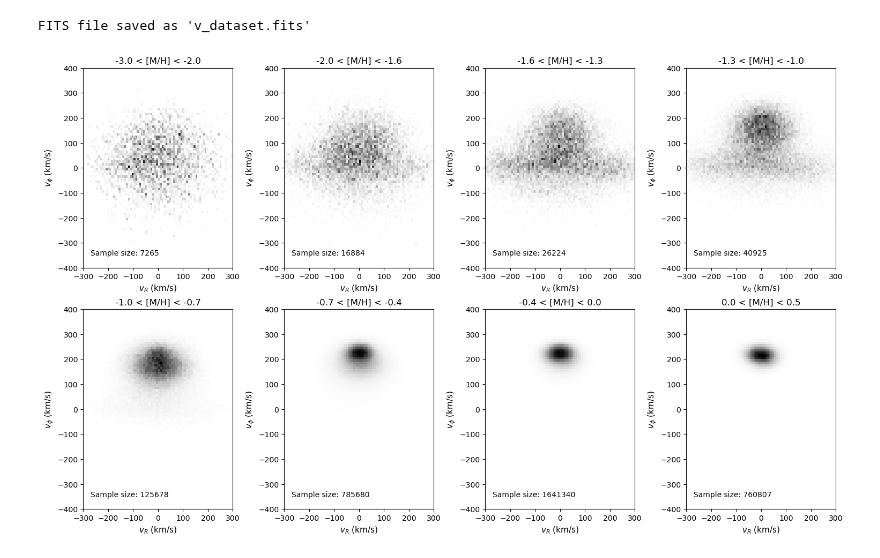
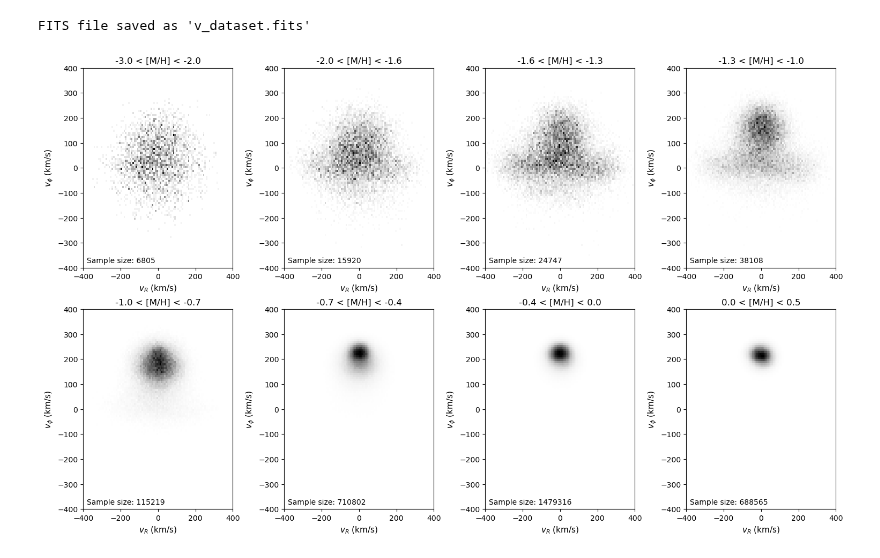
Before and after one commit to raunaq-rai/Disentangling-the-Milky-Way-using-GMM, a Jupyter notebook: Figure_3.ipynb, the cells around one changed output. Cells and saved outputs as stored; diff of their text form; code cells hidden in the pictures.

Commit message:
Figure realignment

```diff
--- a/Figure_3.ipynb
+++ b/Figure_3.ipynb
@@ -96,10 +98,6 @@ print(f"FITS file saved as '{output_fits_filename}'")
 # %% [output]
 FITS file saved as 'v_dataset.fits'
 # %%
-import numpy as np
-import matplotlib.pyplot as plt
-from matplotlib.colors import Normalize
-
 # Define metallicity bins and labels
 metallicity_bins = [-3.0, -2.0, -1.6, -1.3, -1.0, -0.7, -0.4, 0.0, 0.5]
 bin_labels = [
@@ -112,54 +110,49 @@ bin_labels = [
     "-0.4 < [M/H] < 0.0",
     "0.0 < [M/H] < 0.5"
 ]
 
-# Define binning parameters
-bins = 80
-vR_range = (-300, 300)  # Adjusted to match the provided plot
-vPhi_range = (-400, 400)
+bins = 100
+x_limits = (-400, 400)
+y_limits = (-400, 400)
 
-# Create a figure with subplots (2 rows, 4 columns) without shared axes
+# Create a figure with subplots (2 rows, 4 columns)
 fig, axes = plt.subplots(2, 4, figsize=(15, 9), constrained_layout=True)
 
-# Loop through metallicity bins and plot
 for i, (low, high) in enumerate(zip(metallicity_bins[:-1], metallicity_bins[1:])):
     df_filtered = df_vphi[(df_vphi["mh_xgboost"] > low) & (df_vphi["mh_xgboost"] <= high)]
+    df_filtered = df_filtered.dropna(subset=["v_R", "v_phi"])
 
-    # Compute 2D histogram
+    # Compute 2D histogram with defined x and y limits
     H, xedges, yedges = np.histogram2d(
         df_filtered["v_R"],
         df_filtered["v_phi"],
-        bins=bins, range=[vR_range, vPhi_range], density=True
+        bins=bins, range=[x_limits, y_limits], density=True
     )
 
     # Normalize the histogram (min-max scaling)
-    H_min = np.min(H[H > 0]) if np.any(H > 0) else 1e-5  # Smallest nonzero value
-    H_max = np.max(H) if np.max(H) > 0 else 1  # Max density value for this bin
+    H_min = np.min(H[H > 0]) if np.any(H > 0) else 1e-5
+    H_max = np.max(H) if np.max(H) > 0 else 1
+    H_normalized = (H - H_min) / (H_max - H_min)
+    H_normalized = np.clip(H_normalized, 0, 1)
 
-    # Avoid division by zero and apply normalization
-    H_normalized = (H - H_min) / (H_max - H_min)  # Normalize between 0 and 1
-    H_normalized = np.clip(H_normalized, 0, 1)  # Clip to ensure values are within [0, 1]
-
-    # Plot on respective subplot with **individual normalization**
-    ax = axes[i // 4, i % 4]  # Convert 1D index to 2D (row, col)
+    # Plot on respective subplot
+    ax = axes[i // 4, i % 4]
     im = ax.pcolormesh(xedges, yedges, H_normalized.T, cmap="Greys", shading='auto')
 
     # Add labels and title
     ax.set_title(bin_labels[i], fontsize=12)
     ax.set_xlabel(r"$v_R$ (km/s)", fontsize=11)
     ax.set_ylabel(r"$v_\phi$ (km/s)", fontsize=11)
+    ax.tick_params(axis="both", which="both", labelsize=10)
 
-    # Set x and y limits to ensure uniform axis range across all subplots
-    ax.set_xlim(vR_range)
-    ax.set_ylim(vPhi_range)
-
-    # Ensure all axes have tick labels
-    ax.tick_params(axis="both", which="both", labelsize=10)
+    # Set fixed x and y limits
+    ax.set_xlim(x_limits)
+    ax.set_ylim(y_limits)
 
     # Display the number of datapoints in the bottom-left corner
     num_points = len(df_filtered)
-    ax.text(-270, -350, f"Sample size: {num_points}", fontsize=10, color="black")
+    ax.text(x_limits[0] + 20, y_limits[0] + 20, f"Sample size: {num_points}", fontsize=10, color="black")
 
 plt.show()
 # %% [output]
-[figure, old version]
+[figure, new version]
```
Also changed, not shown: parts of 1 cell of this notebook.
